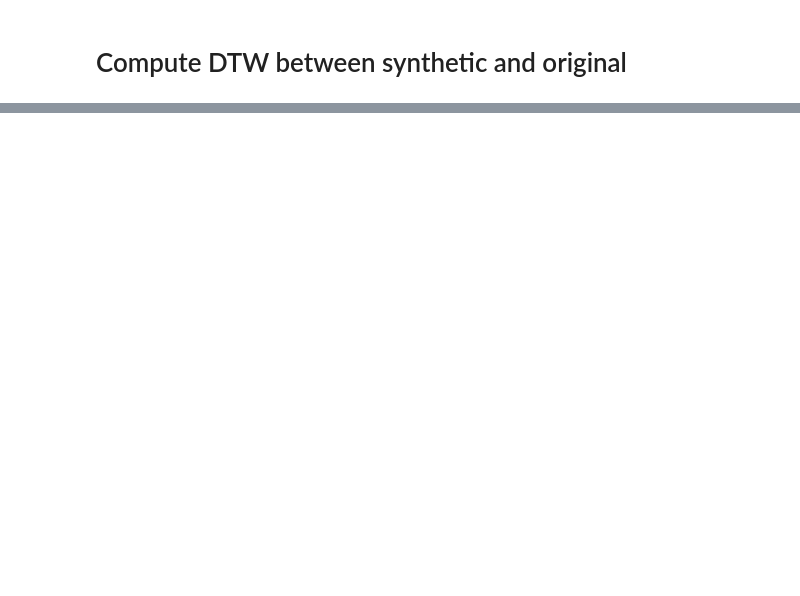
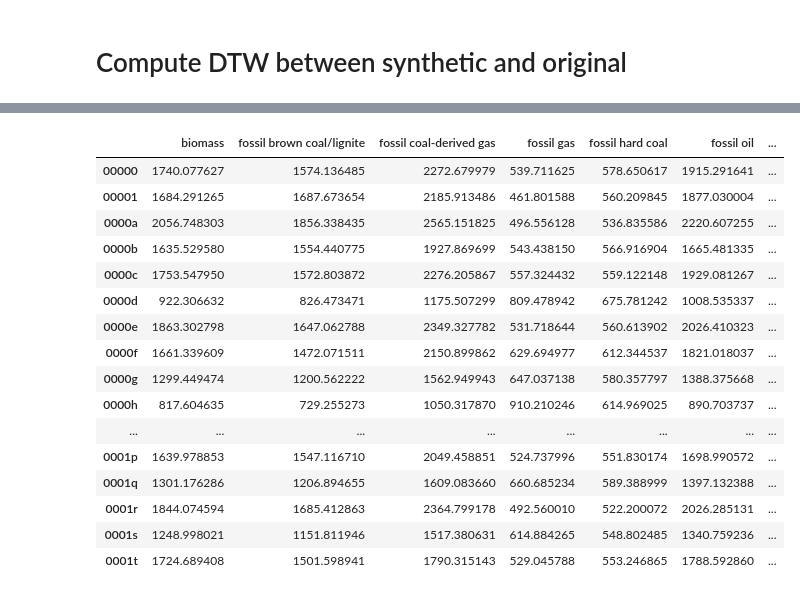
Before and after one commit to oskargirardin/CRP_GDPR_datasets, a Jupyter notebook: use_cases/time_series_prediction/time_series.ipynb, the cells around one changed output, grey strips where cells are left out. Cells and saved outputs as stored; diff of their text form; code cells hidden in the pictures; blank space fills up the shorter version.

```diff
--- a/use_cases/time_series_prediction/time_series.ipynb
+++ b/use_cases/time_series_prediction/time_series.ipynb
@@ -699,0 +363,2 @@ compute_dtw_matrix(df_long, synth_no_na, metadata)
+# %%
+df_long, metadata = get_energy_data_metadata()
@@ -699,0 +389,6 @@ compute_dtw_matrix(df_long, synth_no_na, metadata)
+# %%
+# Load synthesizer that you want
+synthesizer = PARSynthesizer.load("models/energy1000_300ep_linint.pkl")
+# %%
+# Sample from it
+synth_data = synthesizer.sample(50)
@@ -699,0 +397,22 @@ compute_dtw_matrix(df_long, synth_no_na, metadata)
+# %%
+dist_matrix = compute_dtw_matrix(df_long, synth_data, metadata)
+# %%
+dist_matrix
+# %% [output]
+|  | biomass | fossil brown coal/lignite | fossil coal-derived gas | fossil gas | fossil hard coal | fossil oil | ... |
+| 00000 | 1740.077627 | 1574.136485 | 2272.679979 | 539.711625 | 578.650617 | 1915.291641 | ... |
+| 00001 | 1684.291265 | 1687.673654 | 2185.913486 | 461.801588 | 560.209845 | 1877.030004 | ... |
+| 0000a | 2056.748303 | 1856.338435 | 2565.151825 | 496.556128 | 536.835586 | 2220.607255 | ... |
+| 0000b | 1635.529580 | 1554.440775 | 1927.869699 | 543.438150 | 566.916904 | 1665.481335 | ... |
+| 0000c | 1753.547950 | 1572.803872 | 2276.205867 | 557.324432 | 559.122148 | 1929.081267 | ... |
+| 0000d | 922.306632 | 826.473471 | 1175.507299 | 809.478942 | 675.781242 | 1008.535337 | ... |
+| 0000e | 1863.302798 | 1647.062788 | 2349.327782 | 531.718644 | 560.613902 | 2026.410323 | ... |
+| 0000f | 1661.339609 | 1472.071511 | 2150.899862 | 629.694977 | 612.344537 | 1821.018037 | ... |
+| 0000g | 1299.449474 | 1200.562222 | 1562.949943 | 647.037138 | 580.357797 | 1388.375668 | ... |
+| 0000h | 817.604635 | 729.255273 | 1050.317870 | 910.210246 | 614.969025 | 890.703737 | ... |
+| ... | ... | ... | ... | ... | ... | ... | ... |
+| 0001p | 1639.978853 | 1547.116710 | 2049.458851 | 524.737996 | 551.830174 | 1698.990572 | ... |
+| 0001q | 1301.176286 | 1206.894655 | 1609.083660 | 660.685234 | 589.388999 | 1397.132388 | ... |
+| 0001r | 1844.074594 | 1685.412863 | 2364.799178 | 492.560010 | 522.200072 | 2026.285131 | ... |
+| 0001s | 1248.998021 | 1151.811946 | 1517.380631 | 614.884265 | 548.802485 | 1340.759236 | ... |
+| 0001t | 1724.689408 | 1501.598941 | 1790.315143 | 529.045788 | 553.246865 | 1788.592860 | ... |
```
Also changed, not shown: parts of 54 cells of this notebook, 4 other files.
